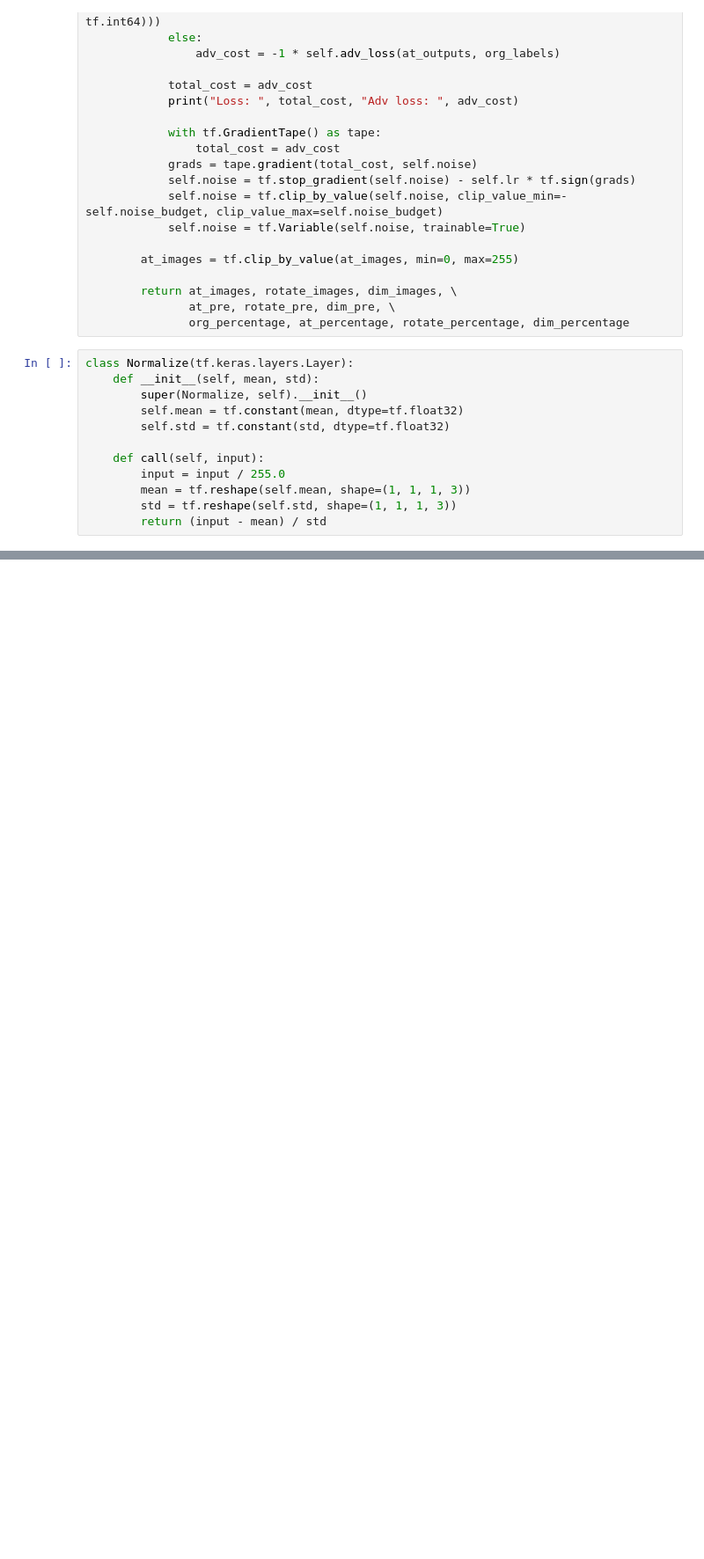
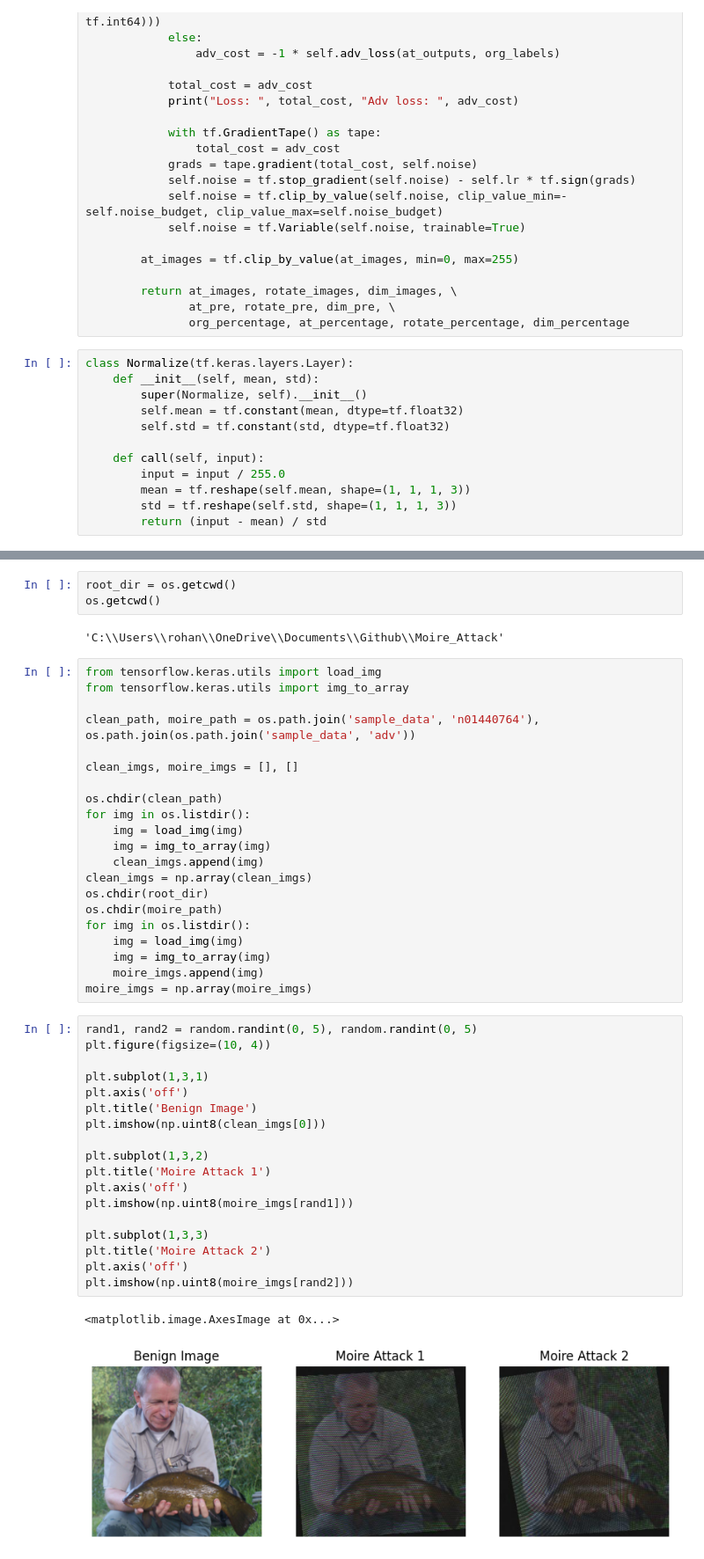
Before and after one commit to Rohanjos97/Moire_Attack, a Jupyter notebook: Moire_Attack_tf.ipynb, the cells around one changed output, grey strips where cells are left out. Shown at 88% size. Cells and saved outputs as stored; diff of their text form; blank space fills up the shorter version.

```diff
--- a/Moire_Attack_tf.ipynb
+++ b/Moire_Attack_tf.ipynb
@@ -436,0 +347,47 @@ Found 2 images belonging to 1 classes.
+# %%
+root_dir = os.getcwd()
+os.getcwd()
+# %% [output]
+'C:\\Users\\rohan\\OneDrive\\Documents\\Github\\Moire_Attack'
+# %%
+from tensorflow.keras.utils import load_img
+from tensorflow.keras.utils import img_to_array
+
+clean_path, moire_path = os.path.join('sample_data', 'n01440764'), os.path.join(os.path.join('sample_data', 'adv'))
+
+clean_imgs, moire_imgs = [], []
+
+os.chdir(clean_path)
+for img in os.listdir():
+    img = load_img(img)
+    img = img_to_array(img)
+    clean_imgs.append(img)
+clean_imgs = np.array(clean_imgs)
+os.chdir(root_dir)
+os.chdir(moire_path)
+for img in os.listdir():
+    img = load_img(img)
+    img = img_to_array(img)
+    moire_imgs.append(img)
+moire_imgs = np.array(moire_imgs)
+# %%
+rand1, rand2 = random.randint(0, 5), random.randint(0, 5)
+plt.figure(figsize=(10, 4))
+
+plt.subplot(1,3,1)
+plt.axis('off')
+plt.title('Benign Image')
+plt.imshow(np.uint8(clean_imgs[0]))
+
+plt.subplot(1,3,2)
+plt.title('Moire Attack 1')
+plt.axis('off')
+plt.imshow(np.uint8(moire_imgs[rand1]))
+
+plt.subplot(1,3,3)
+plt.title('Moire Attack 2')
+plt.axis('off')
+plt.imshow(np.uint8(moire_imgs[rand2]))
+# %% [output]
+<matplotlib.image.AxesImage at 0x...>
+[figure, added]
```
Also changed, not shown: parts of 10 cells of this notebook, 23 other files.
